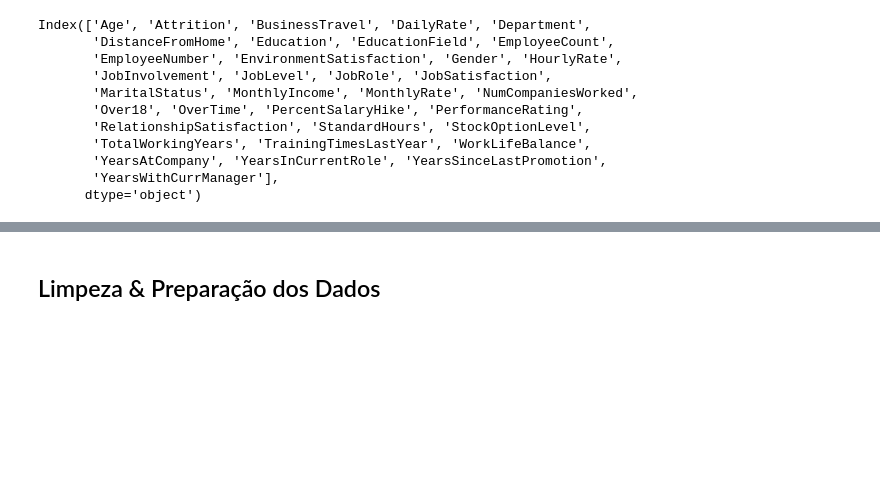
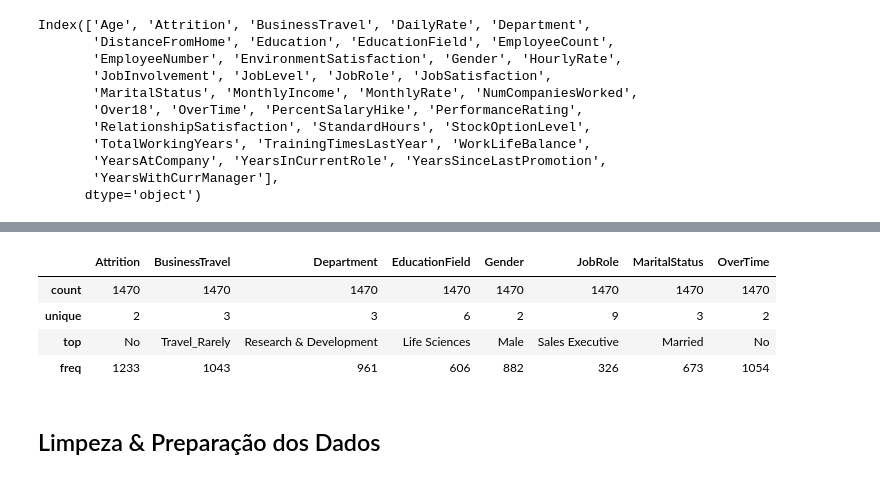
Before and after one commit to marianamartins228/ProjetoBootcampRestart2025, a Jupyter notebook: Projeto_Bootcamp_Restart_Data_Girls_2025.ipynb, the cells around one changed output, grey strips where cells are left out. Saved outputs shown, nothing was run; the diff lists cells and outputs as text; code cells hidden in the pictures; blank space fills up the shorter version.

```diff
--- a/Projeto_Bootcamp_Restart_Data_Girls_2025.ipynb
+++ b/Projeto_Bootcamp_Restart_Data_Girls_2025.ipynb
@@ -38,3 +52,12 @@ Index(['Age', 'Attrition', 'BusinessTravel', 'DailyRate', 'Department',
+# %%
+# distribuição das variáveis categóricas
+df.describe(include='object')
+# %% [output]
+|  | Attrition | BusinessTravel | Department | EducationField | Gender | JobRole | MaritalStatus | OverTime |
+| count | 1470 | 1470 | 1470 | 1470 | 1470 | 1470 | 1470 | 1470 |
+| unique | 2 | 3 | 3 | 6 | 2 | 9 | 3 | 2 |
+| top | No | Travel_Rarely | Research & Development | Life Sciences | Male | Sales Executive | Married | No |
+| freq | 1233 | 1043 | 961 | 606 | 882 | 326 | 673 | 1054 |
 # %% [markdown]
 ## Limpeza & Preparação dos Dados
 # %%
```
Also changed, not shown: parts of 5 cells of this notebook.
